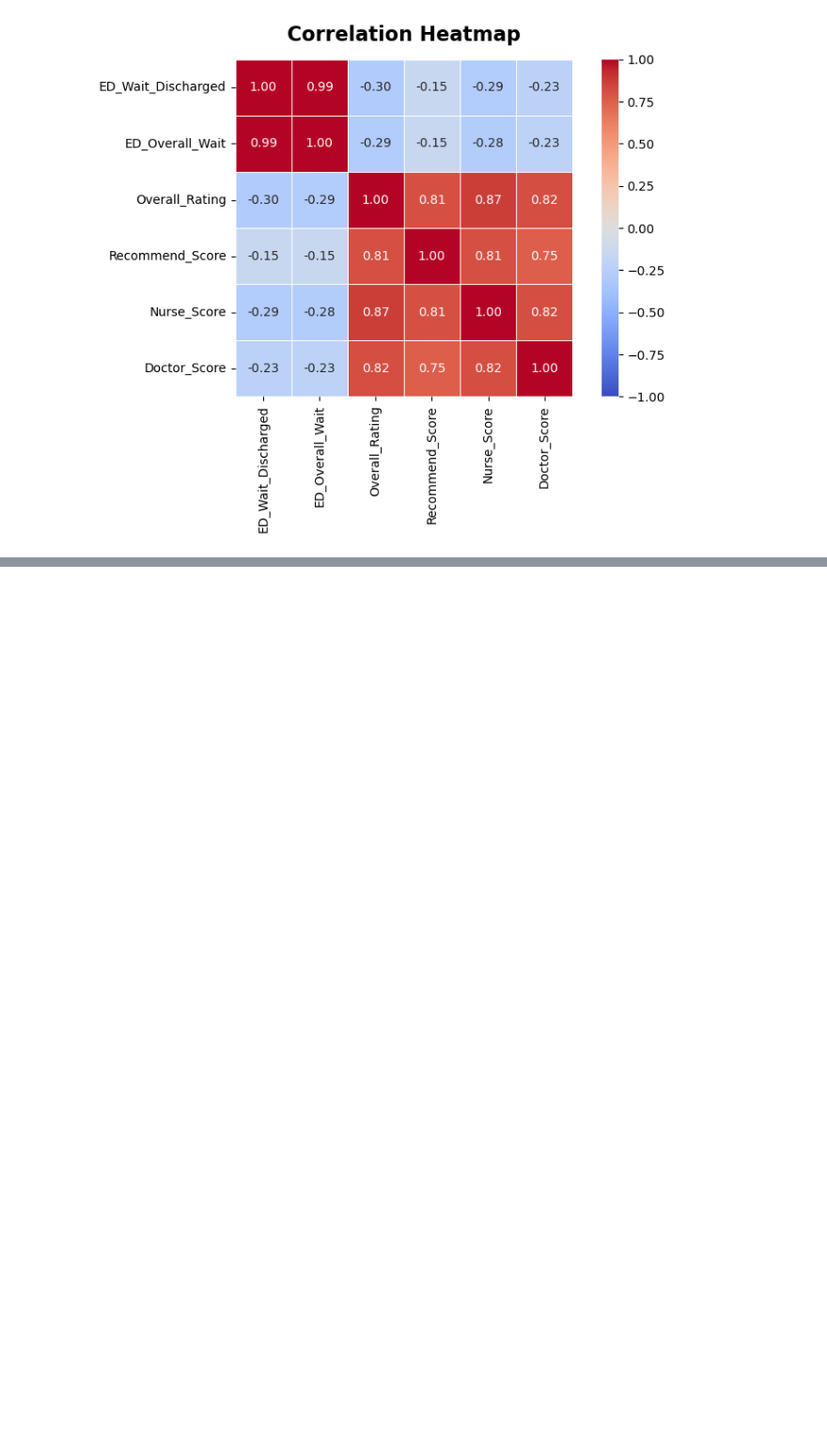
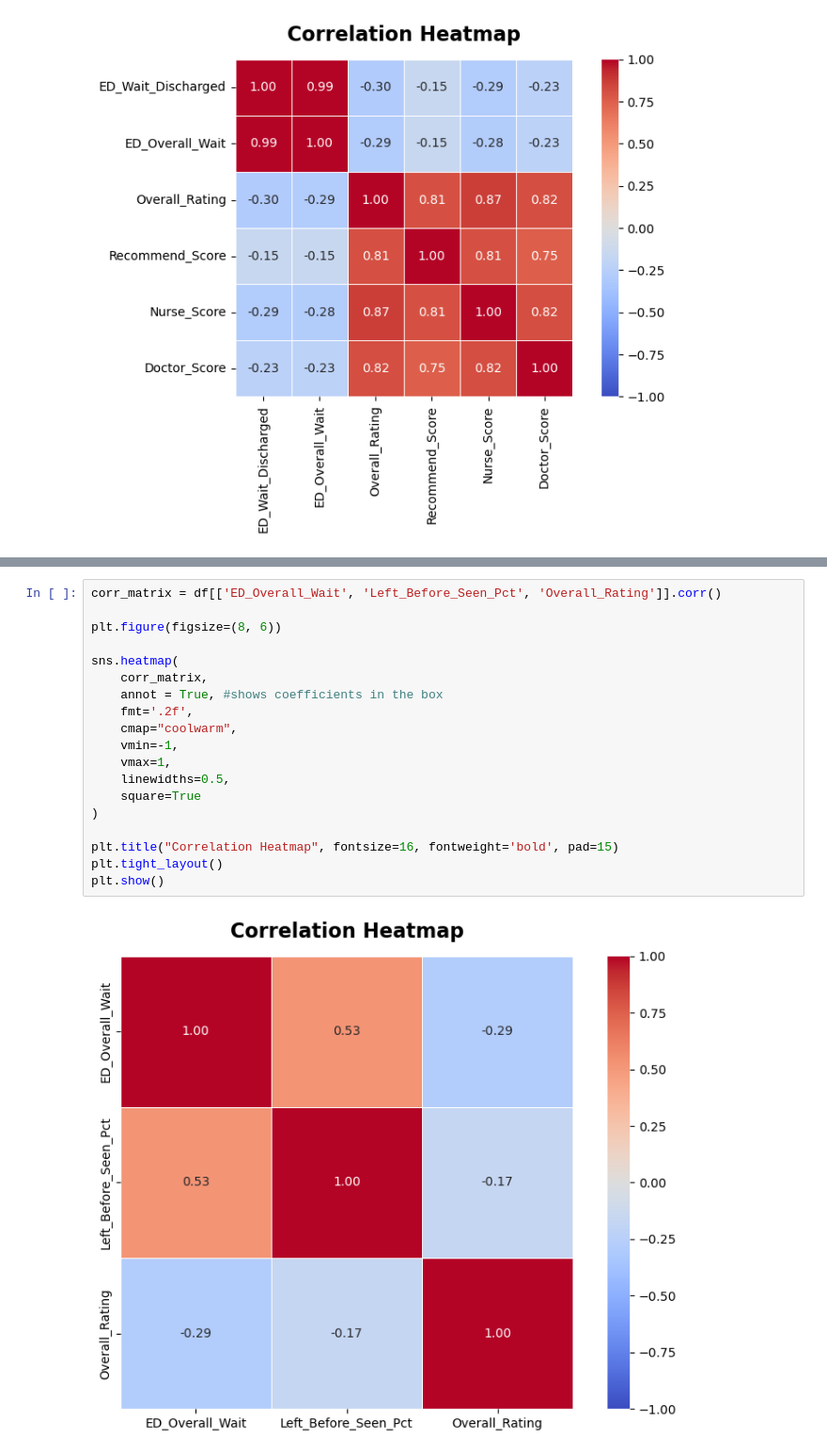
Before and after one commit to RithikaCheela/hospital-wait-time-drivers, a Jupyter notebook: analysis.ipynb, the cells around one changed output, grey strips where cells are left out. Shown at 94% size. Drawn from its saved outputs; the diff is of its cells as text; blank space fills up the shorter version.

```diff
--- a/analysis.ipynb
+++ b/analysis.ipynb
@@ -113,0 +168,21 @@ plt.show()
+# %%
+corr_matrix = df[['ED_Overall_Wait', 'Left_Before_Seen_Pct', 'Overall_Rating']].corr()
+
+plt.figure(figsize=(8, 6))
+
+sns.heatmap(
+    corr_matrix,
+    annot = True, #shows coefficients in the box
+    fmt='.2f',
+    cmap="coolwarm",
+    vmin=-1,
+    vmax=1,
+    linewidths=0.5,
+    square=True
+)
+
+plt.title("Correlation Heatmap", fontsize=16, fontweight='bold', pad=15)
+plt.tight_layout()
+plt.show()
+# %% [output]
+[figure, added]
```
Also changed, not shown: parts of 15 cells of this notebook.
